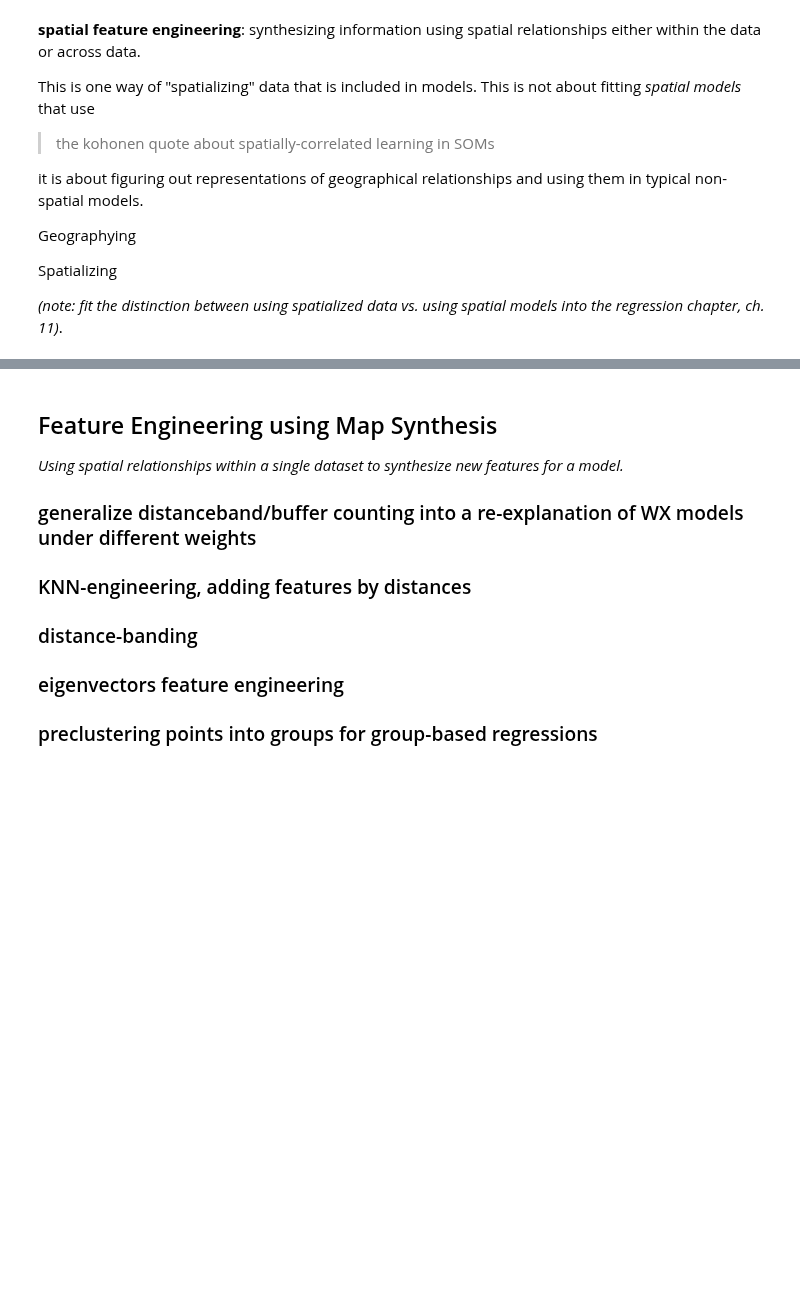
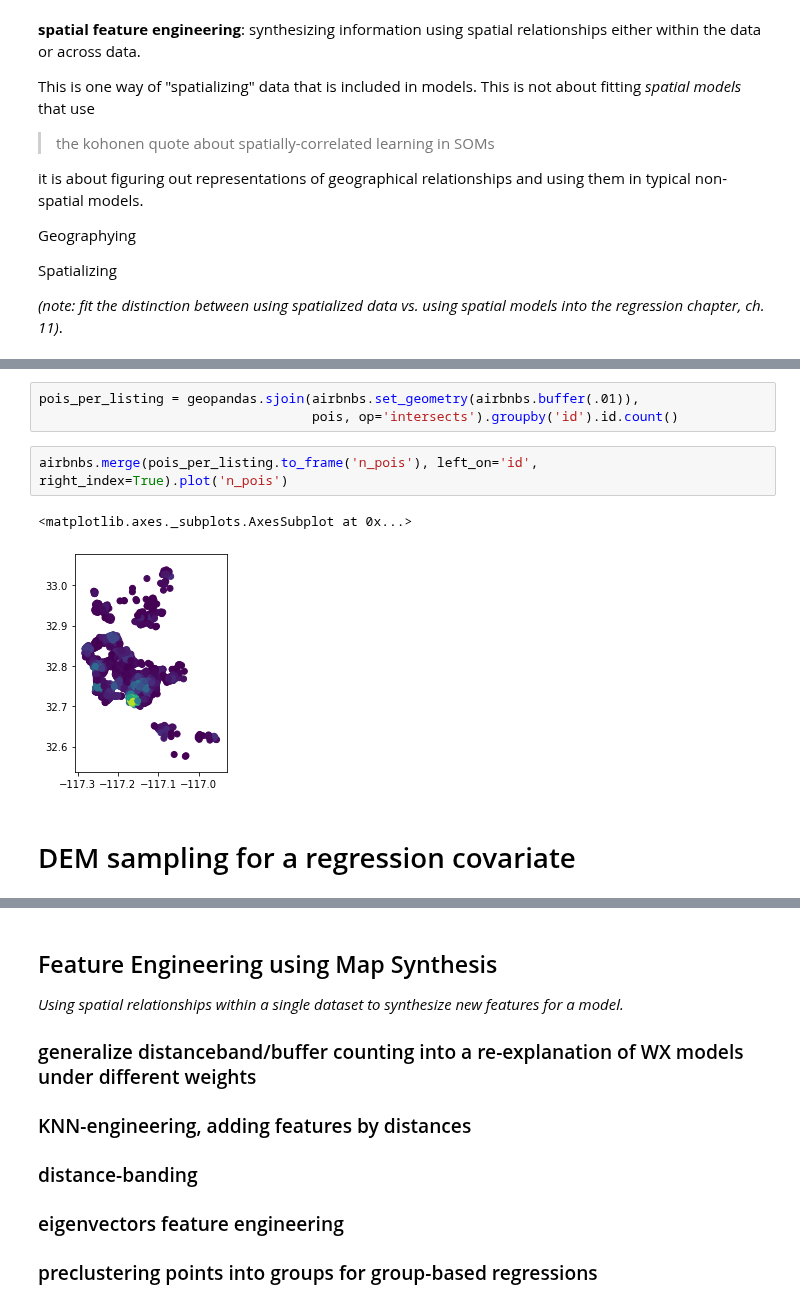
Before and after one commit to gdsbook/book, a Jupyter notebook: notebooks/12_feature_engineering.ipynb, the cells around one changed output, grey strips where cells are left out. Cells and saved outputs as stored; diff of their text form; blank space fills up the shorter version.

```diff
--- a/notebooks/12_feature_engineering.ipynb
+++ b/notebooks/12_feature_engineering.ipynb
@@ -29,0 +56,10 @@ Spatializing
+# %%
+pois_per_listing = geopandas.sjoin(airbnbs.set_geometry(airbnbs.buffer(.01)),
+                                   pois, op='intersects').groupby('id').id.count()
+# %%
+airbnbs.merge(pois_per_listing.to_frame('n_pois'), left_on='id', right_index=True).plot('n_pois')
+# %% [output]
+<matplotlib.axes._subplots.AxesSubplot at 0x...>
+[figure, added]
+# %% [markdown]
+# DEM sampling for a regression covariate
```
Also changed, not shown: parts of 19 cells of this notebook, 1 other file.
